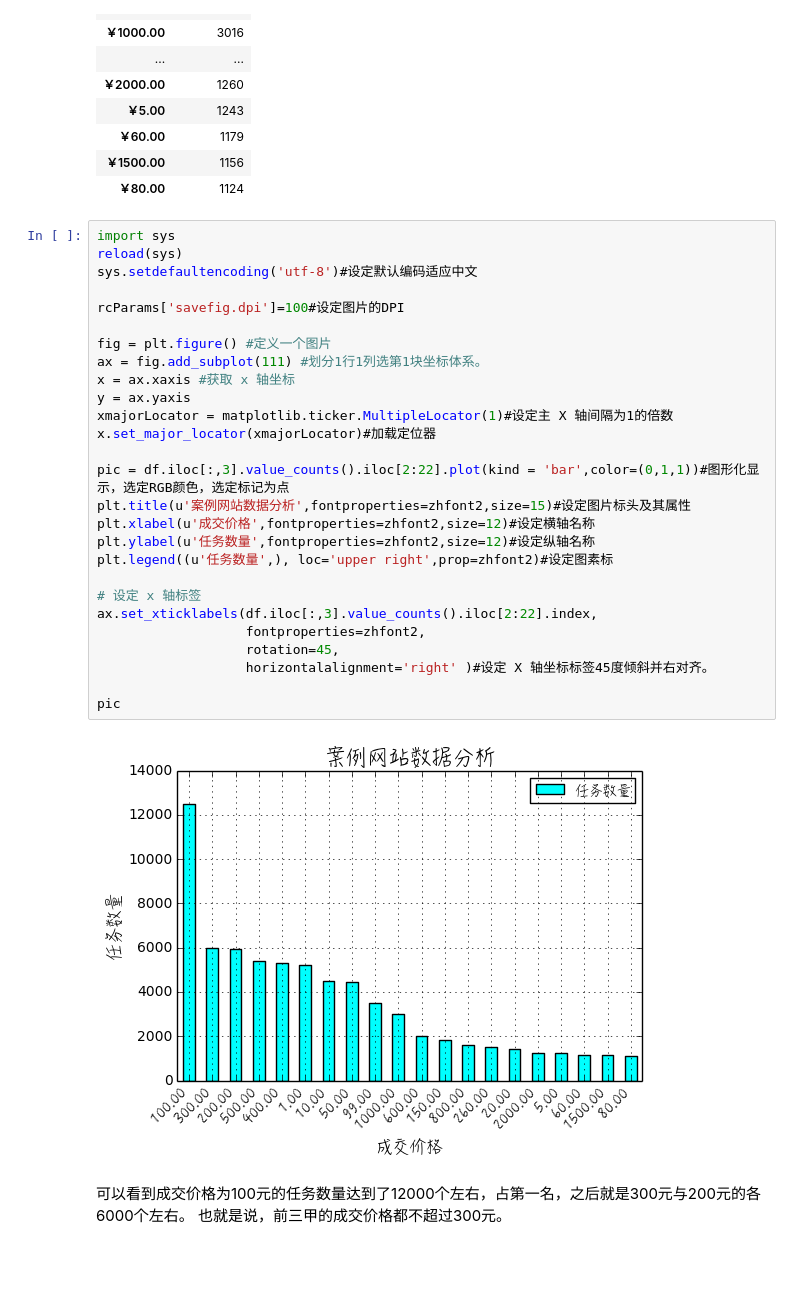
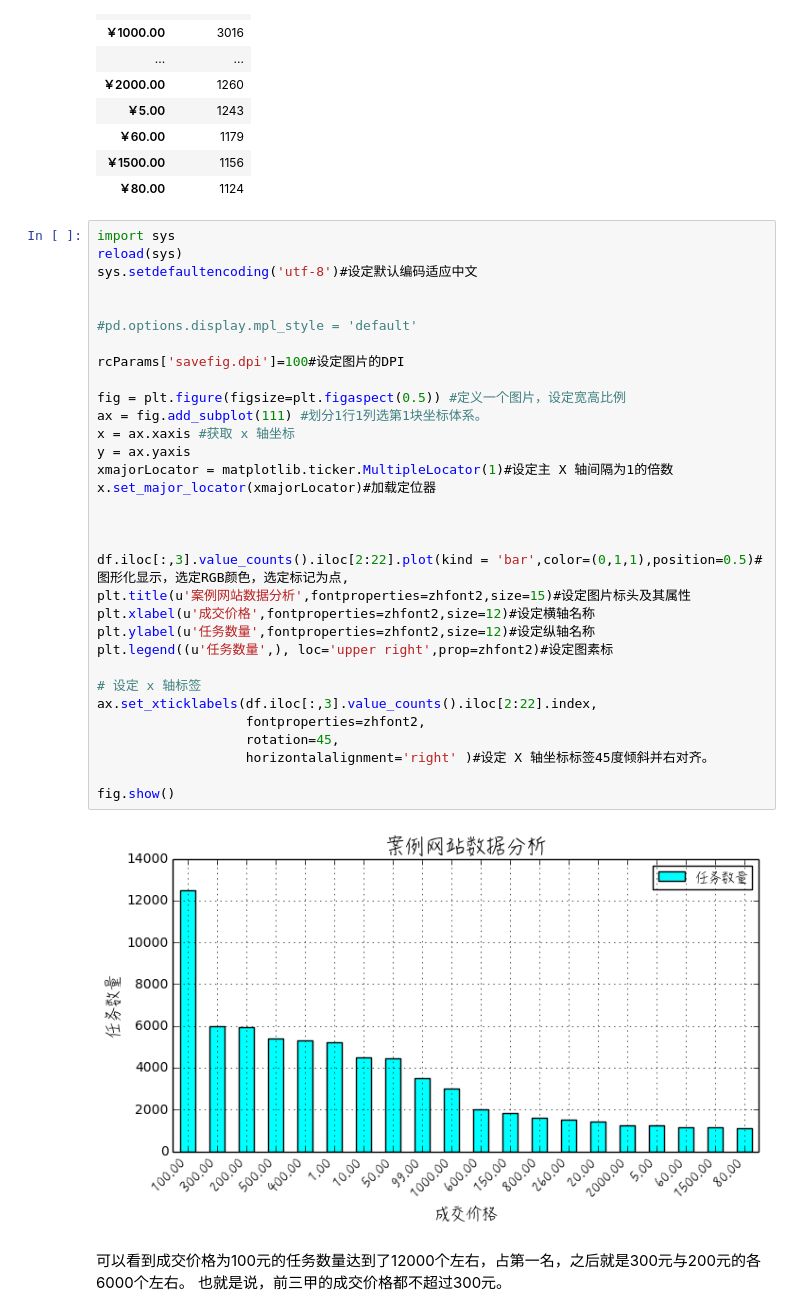
Before and after one commit to Databingo/Databingo, a Jupyter notebook: DataBookingStep2.ipynb, the cells around one changed output. Saved outputs shown, nothing was run; the diff lists cells and outputs as text; blank space fills up the shorter version.

```diff
--- a/DataBookingStep2.ipynb
+++ b/DataBookingStep2.ipynb
@@ -131,32 +133,37 @@ pd.DataFrame(tradeOrder, columns = ['Count_数量'])
 # %%
 import sys
 reload(sys)
 sys.setdefaultencoding('utf-8')#设定默认编码适应中文
 
+
+#pd.options.display.mpl_style = 'default'
+
 rcParams['savefig.dpi']=100#设定图片的DPI
 
-fig = plt.figure() #定义一个图片
+fig = plt.figure(figsize=plt.figaspect(0.5)) #定义一个图片，设定宽高比例
 ax = fig.add_subplot(111) #划分1行1列选第1块坐标体系。
 x = ax.xaxis #获取 x 轴坐标
 y = ax.yaxis
 xmajorLocator = matplotlib.ticker.MultipleLocator(1)#设定主 X 轴间隔为1的倍数
 x.set_major_locator(xmajorLocator)#加载定位器
 
-pic = df.iloc[:,3].value_counts().iloc[2:22].plot(kind = 'bar',color=(0,1,1))#图形化显示，选定RGB颜色，选定标记为点
+
+
+df.iloc[:,3].value_counts().iloc[2:22].plot(kind = 'bar',color=(0,1,1),position=0.5)#图形化显示，选定RGB颜色，选定标记为点,
 plt.title(u'案例网站数据分析',fontproperties=zhfont2,size=15)#设定图片标头及其属性
 plt.xlabel(u'成交价格',fontproperties=zhfont2,size=12)#设定横轴名称
 plt.ylabel(u'任务数量',fontproperties=zhfont2,size=12)#设定纵轴名称
 plt.legend((u'任务数量',), loc='upper right',prop=zhfont2)#设定图素标
 
 # 设定 x 轴标签
 ax.set_xticklabels(df.iloc[:,3].value_counts().iloc[2:22].index,
                    fontproperties=zhfont2,
                    rotation=45,
                    horizontalalignment='right' )#设定 X 轴坐标标签45度倾斜并右对齐。
 
-pic
+fig.show()
 # %% [output]
-[figure, old version]
+[figure, new version]
 # %% [markdown]
 可以看到成交价格为100元的任务数量达到了12000个左右，占第一名，之后就是300元与200元的各6000个左右。 也就是说，前三甲的成交价格都不超过300元。
 # %% [markdown]
```
Also changed, not shown: parts of 7 cells of this notebook.
